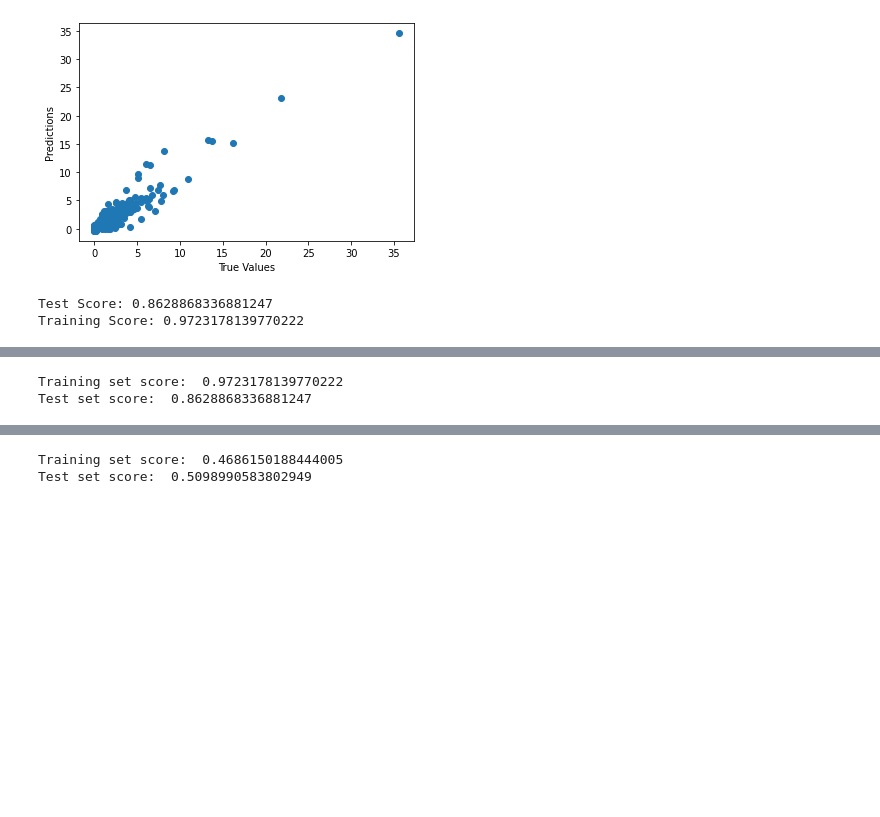
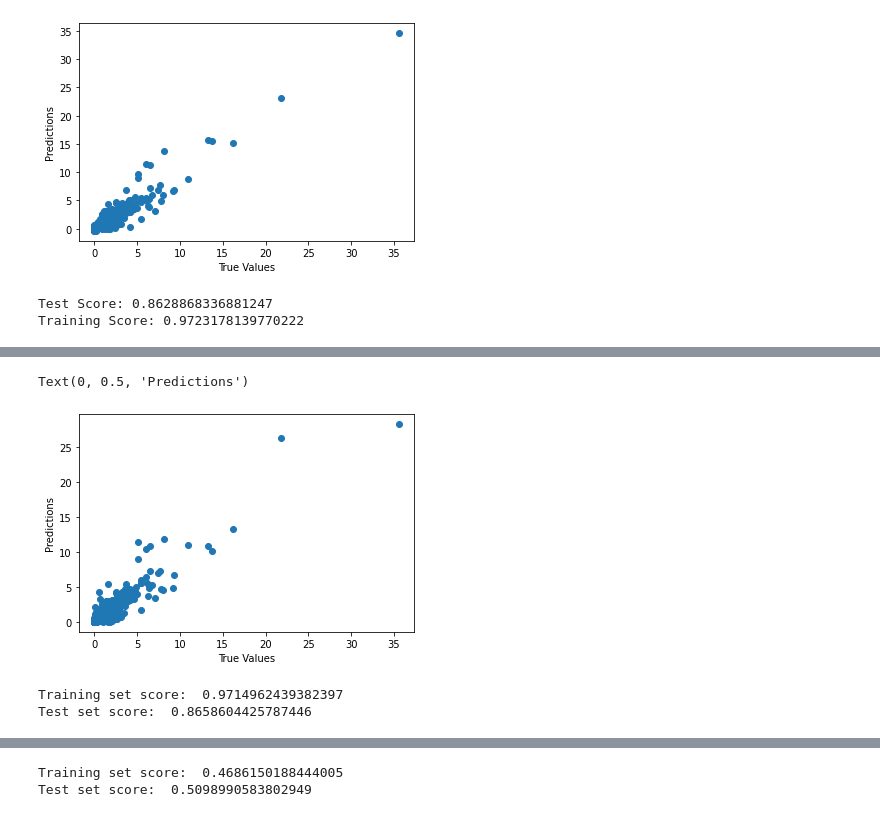
Before and after one commit to sean-neary/Project-submission, a Jupyter notebook: Poster_code.ipynb, the cells around one changed output, grey strips where cells are left out. Cells and saved outputs as stored; diff of their text form; code cells hidden in the pictures; blank space fills up the shorter version.

```diff
--- a/Poster_code.ipynb
+++ b/Poster_code.ipynb
@@ -131,15 +151,19 @@ Test set score:  0.7689754943117731
+# %%
+#random forest regression
+
+RF = RandomForestRegressor()
+model = RF.fit(X_train, y_train)
+predictions = RF.predict(X_test)
+
+plt.scatter(y_test, predictions)
+plt.xlabel("True Values")
+plt.ylabel("Predictions")
+# %% [output]
+Text(0, 0.5, 'Predictions')
+[figure, added]
 # %%
-#random forest regression
-
-RF = RandomForestRegressor(n_estimators=300, random_state=5)
-model = RF.fit(X_train, y_train)
-
-
-
-
-
 print("Training set score: ", model.score(X_train, y_train))
 print("Test set score: ", model.score(X_test, y_test))
 # %% [output]
-Training set score:  0.9723178139770222
-Test set score:  0.8628868336881247
+Training set score:  0.9714962439382397
+Test set score:  0.8658604425787446
```
Also changed, not shown: parts of 10 cells of this notebook.
